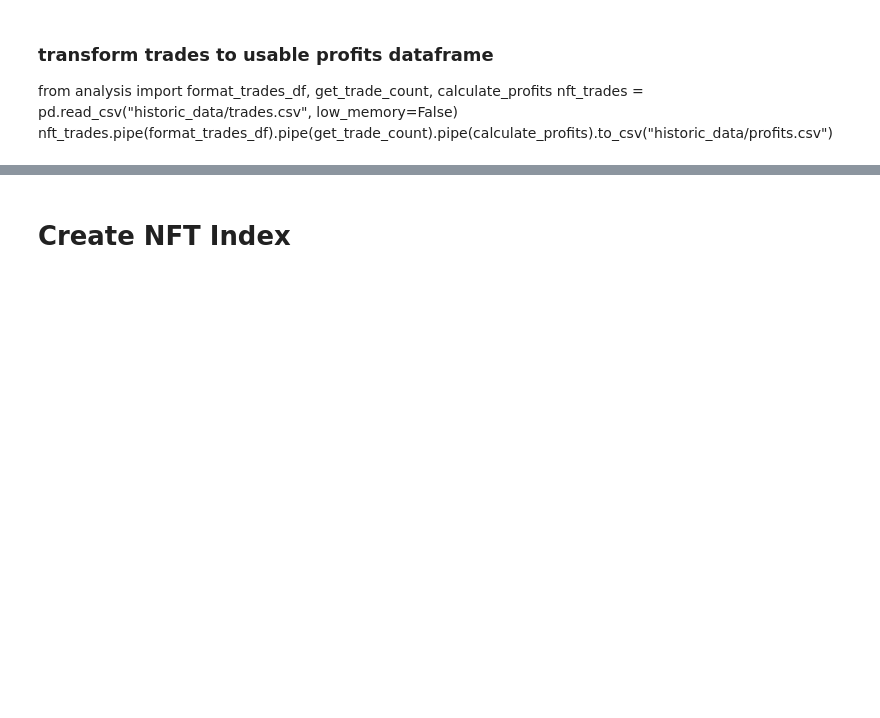
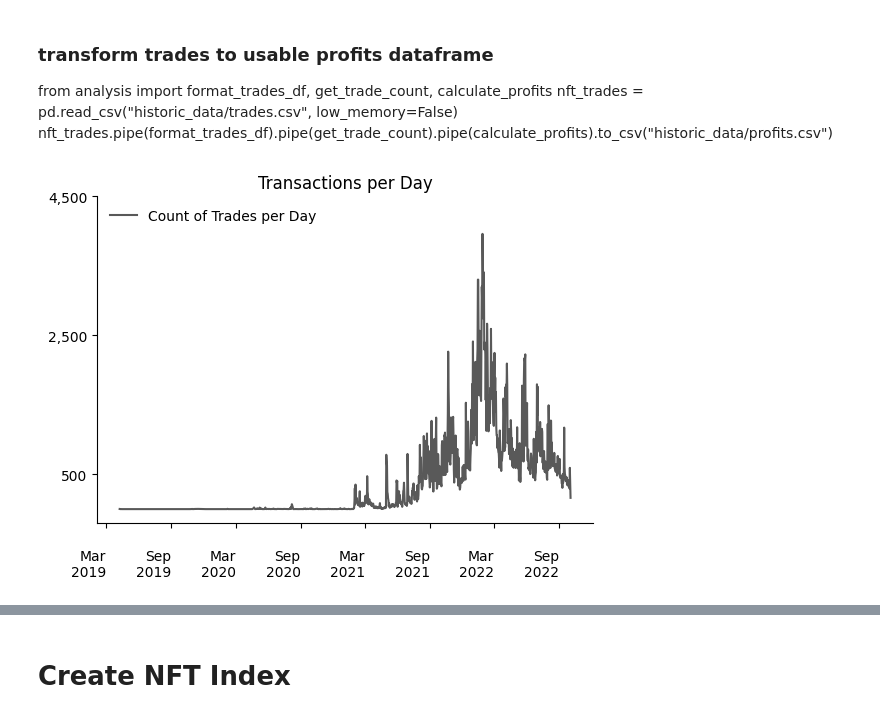
Before and after one commit to vfcapital/bachelor-thesis, a Jupyter notebook: bachelorthesis/notebooks/trade_analysis.ipynb, the cells around one changed output, grey strips where cells are left out. Cells and saved outputs as stored; diff of their text form; code cells hidden in the pictures; blank space fills up the shorter version.

```diff
--- a/bachelorthesis/notebooks/trade_analysis.ipynb
+++ b/bachelorthesis/notebooks/trade_analysis.ipynb
@@ -24,3 +24,9 @@ import numpy as np
 import pandas as pd
 from analysis import *
 from sklearn.cluster import KMeans
+# %%
+trades = load_trades()
+# %%
+plot_count_trades_per_day(trades)
+# %% [output]
+[figure, added]
```
Also changed, not shown: parts of 62 cells of this notebook, 8 other files.
